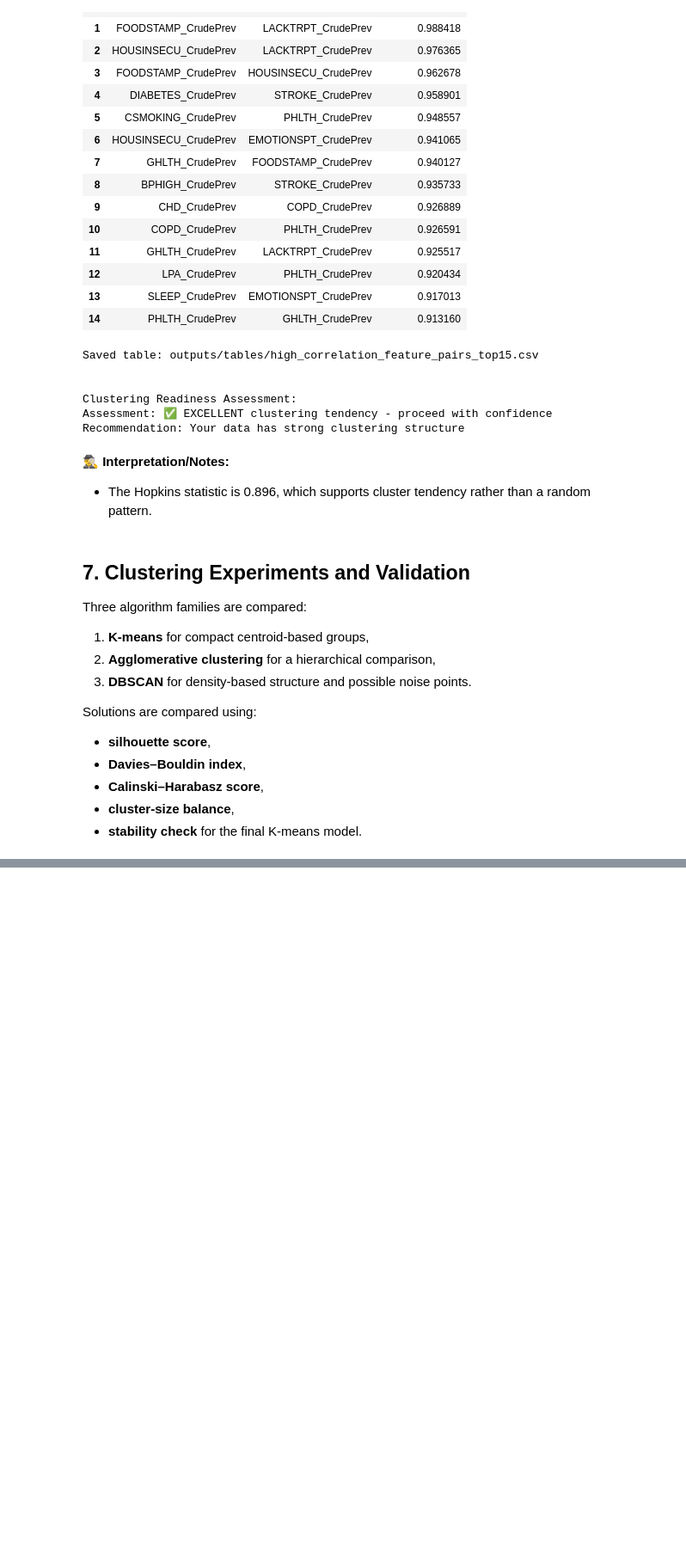
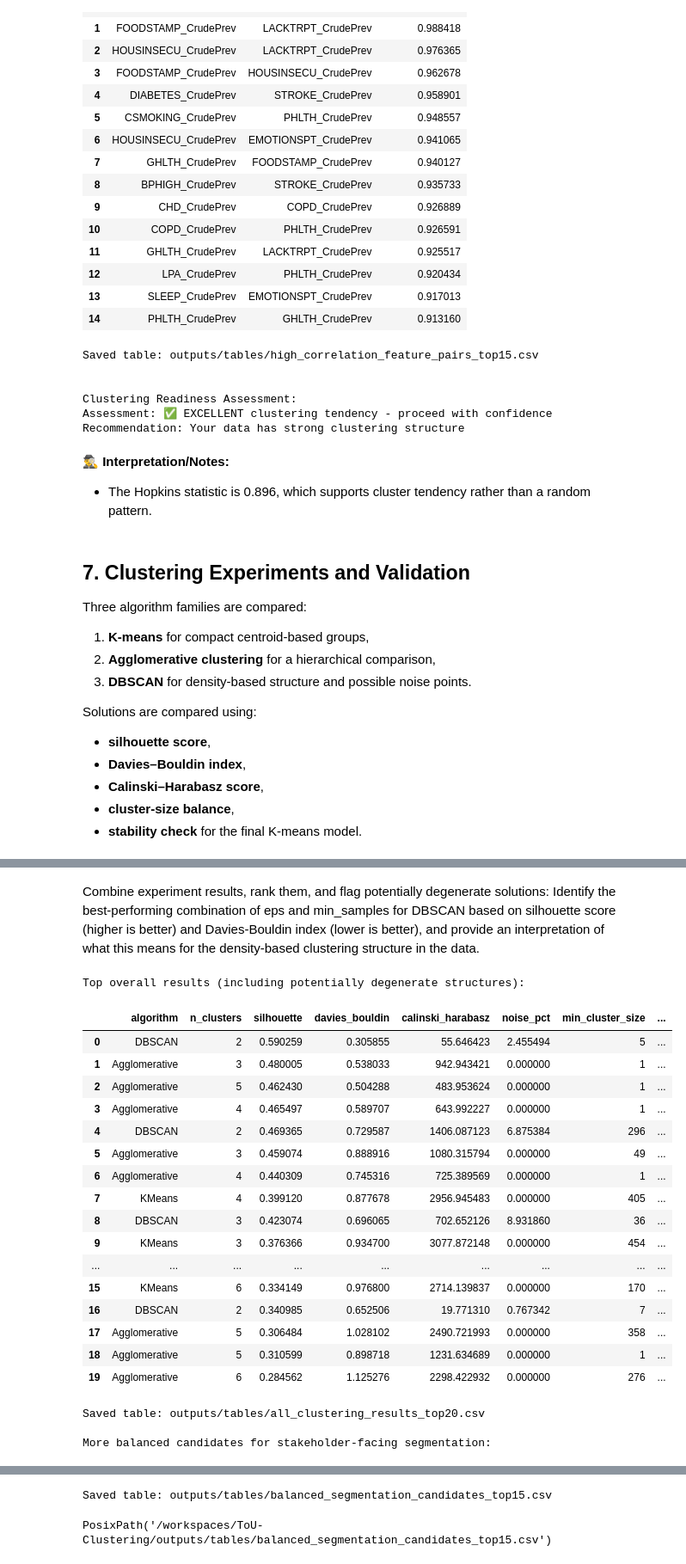
Before and after one commit to dataweby/ToU-Clustering, a Jupyter notebook: notebooks/clustering_capstone.ipynb, the cells around one changed output, grey strips where cells are left out. Shown at 86% size. Cells and saved outputs as stored; diff of their text form; code cells hidden in the pictures; blank space fills up the shorter version.

```diff
--- a/notebooks/clustering_capstone.ipynb
+++ b/notebooks/clustering_capstone.ipynb
@@ -1132,0 +1333,75 @@ Solutions are compared using:
+# %% [markdown]
+Combine experiment results, rank them, and flag potentially degenerate solutions:
+Identify the best-performing combination of eps and min_samples for DBSCAN based on silhouette score (higher is better) and Davies-Bouldin index (lower is better), and provide an interpretation of what this means for the density-based clustering structure in the data.
+# %%
+# Combine the results from K-means, Agglomerative Clustering, and DBSCAN into a single DataFrame for overall comparison and ranking of clustering solutions across algorithms.
+# This allows for a comprehensive review of all clustering results in one place, with the ability to compare different algorithms and parameter settings based on their evaluation metrics and cluster characteristics.
+all_results = kmeans_results + agg_results + dbscan_results
+
+# Convert the combined list of clustering results into a DataFrame where each row corresponds to a single experiment's results, making it easier to sort, filter, and rank the clustering solutions across all algorithms.
+results_df = pd.DataFrame([result_to_row(r) for r in all_results]).copy()
+
+# Create new columns in the results DataFrame to flag which solutions are valid based on having a reasonable number of clusters (between 2 and 8) and a defined silhouette score, as well as to calculate the share of the largest cluster and identify potentially degenerate structures (tiny clusters or dominant clusters) that may not be actionable for stakeholder-facing segmentation.
+results_df["valid_solution"] = (
+    results_df["n_clusters"].between(2, 8)
+    & results_df["silhouette"].notna()
+)
+
+# Calculate the share of the largest cluster relative to the total number of observations to identify solutions where one cluster dominates the segmentation, which may not be desirable for actionable insights.
+results_df["largest_cluster_share"] = results_df["max_cluster_size"] / len(df)
+min_reasonable_cluster = max(25, int(len(df) * 0.01))
+
+# Flag solutions with tiny clusters (smaller than the minimum reasonable cluster size) or dominant clusters (where one cluster accounts for more than 75% of the observations) as potentially degenerate structures that may not be useful for stakeholder-facing segmentation, even if they have good evaluation metrics.
+results_df["tiny_cluster_flag"] = results_df["min_cluster_size"] < min_reasonable_cluster
+results_df["dominant_cluster_flag"] = results_df["largest_cluster_share"] > 0.75
+results_df["degenerate_structure_flag"] = (
+    results_df["tiny_cluster_flag"] | results_df["dominant_cluster_flag"]
+)
+
+# Create a composite ranking score that combines the evaluation metrics and cluster characteristics to rank the clustering solutions, giving more weight to silhouette score and penalizing solutions with high Davies-Bouldin index, high noise percentage, and poor balance between cluster sizes. This allows for an overall ranking of the clustering solutions that takes into account multiple factors relevant to the quality and actionability of the segmentation.
+results_df["ranking_score"] = (
+    results_df["silhouette"].fillna(-999) * 100
+    - results_df["davies_bouldin"].fillna(999) * 10
+    + np.log1p(results_df["calinski_harabasz"].fillna(0))
+    - results_df["noise_pct"].fillna(0) * 0.25
+    + results_df["balance_ratio"].fillna(0) * 5
+)
+
+# Sort the results DataFrame by the valid_solution flag, ranking score, silhouette score, and Davies-Bouldin index to identify the top overall clustering solutions, while also allowing for a review of potentially degenerate structures that may have high metrics but are not actionable for stakeholder-facing segmentation.
+results_df = results_df.sort_values(
+    by=["valid_solution", "ranking_score", "silhouette", "davies_bouldin"],
+    ascending=[False, False, False, True]
+).reset_index(drop=True)
+
+# Display the top 20 overall clustering results, including those that may be degenerate, so that the user can see which solutions scored highest on the composite ranking even if they include tiny or dominant clusters that may not be actionable.
+print("Top overall results (including potentially degenerate structures):")
+show_table(results_df.head(20), "all_clustering_results_top20", index=False)
+
+# Display the top 15 clustering results that are considered more balanced and potentially actionable for stakeholder-facing segmentation, filtering out solutions that are flagged as degenerate due to tiny or dominant clusters, so that the user can focus on solutions that are both high-performing and likely to produce meaningful segments.
+print("\nMore balanced candidates for stakeholder-facing segmentation:")
+balanced_candidates_df = results_df[
+    results_df["valid_solution"] & ~results_df["degenerate_structure_flag"]
+].reset_index(drop=True)
+show_table(balanced_candidates_df.head(15), "balanced_segmentation_candidates_top15", index=False)
+# %% [output]
+Top overall results (including potentially degenerate structures):
+|  | algorithm | n_clusters | silhouette | davies_bouldin | calinski_harabasz | noise_pct | min_cluster_size | ... |
+| 0 | DBSCAN | 2 | 0.590259 | 0.305855 | 55.646423 | 2.455494 | 5 | ... |
+| 1 | Agglomerative | 3 | 0.480005 | 0.538033 | 942.943421 | 0.000000 | 1 | ... |
+| 2 | Agglomerative | 5 | 0.462430 | 0.504288 | 483.953624 | 0.000000 | 1 | ... |
+| 3 | Agglomerative | 4 | 0.465497 | 0.589707 | 643.992227 | 0.000000 | 1 | ... |
+| 4 | DBSCAN | 2 | 0.469365 | 0.729587 | 1406.087123 | 6.875384 | 296 | ... |
+| 5 | Agglomerative | 3 | 0.459074 | 0.888916 | 1080.315794 | 0.000000 | 49 | ... |
+| 6 | Agglomerative | 4 | 0.440309 | 0.745316 | 725.389569 | 0.000000 | 1 | ... |
+| 7 | KMeans | 4 | 0.399120 | 0.877678 | 2956.945483 | 0.000000 | 405 | ... |
+| 8 | DBSCAN | 3 | 0.423074 | 0.696065 | 702.652126 | 8.931860 | 36 | ... |
+| 9 | KMeans | 3 | 0.376366 | 0.934700 | 3077.872148 | 0.000000 | 454 | ... |
+| ... | ... | ... | ... | ... | ... | ... | ... | ... |
+| 15 | KMeans | 6 | 0.334149 | 0.976800 | 2714.139837 | 0.000000 | 170 | ... |
+| 16 | DBSCAN | 2 | 0.340985 | 0.652506 | 19.771310 | 0.767342 | 7 | ... |
+| 17 | Agglomerative | 5 | 0.306484 | 1.028102 | 2490.721993 | 0.000000 | 358 | ... |
+| 18 | Agglomerative | 5 | 0.310599 | 0.898718 | 1231.634689 | 0.000000 | 1 | ... |
+| 19 | Agglomerative | 6 | 0.284562 | 1.125276 | 2298.422932 | 0.000000 | 276 | ... |
+Saved table: outputs/tables/all_clustering_results_top20.csv
+
+More balanced candidates for stakeholder-facing segmentation:
@@ -1132,0 +1418,2 @@ Solutions are compared using:
+Saved table: outputs/tables/balanced_segmentation_candidates_top15.csv
+PosixPath('/workspaces/ToU-Clustering/outputs/tables/balanced_segmentation_candidates_top15.csv')
```
Also changed, not shown: parts of 21 cells of this notebook, 16 other files.
